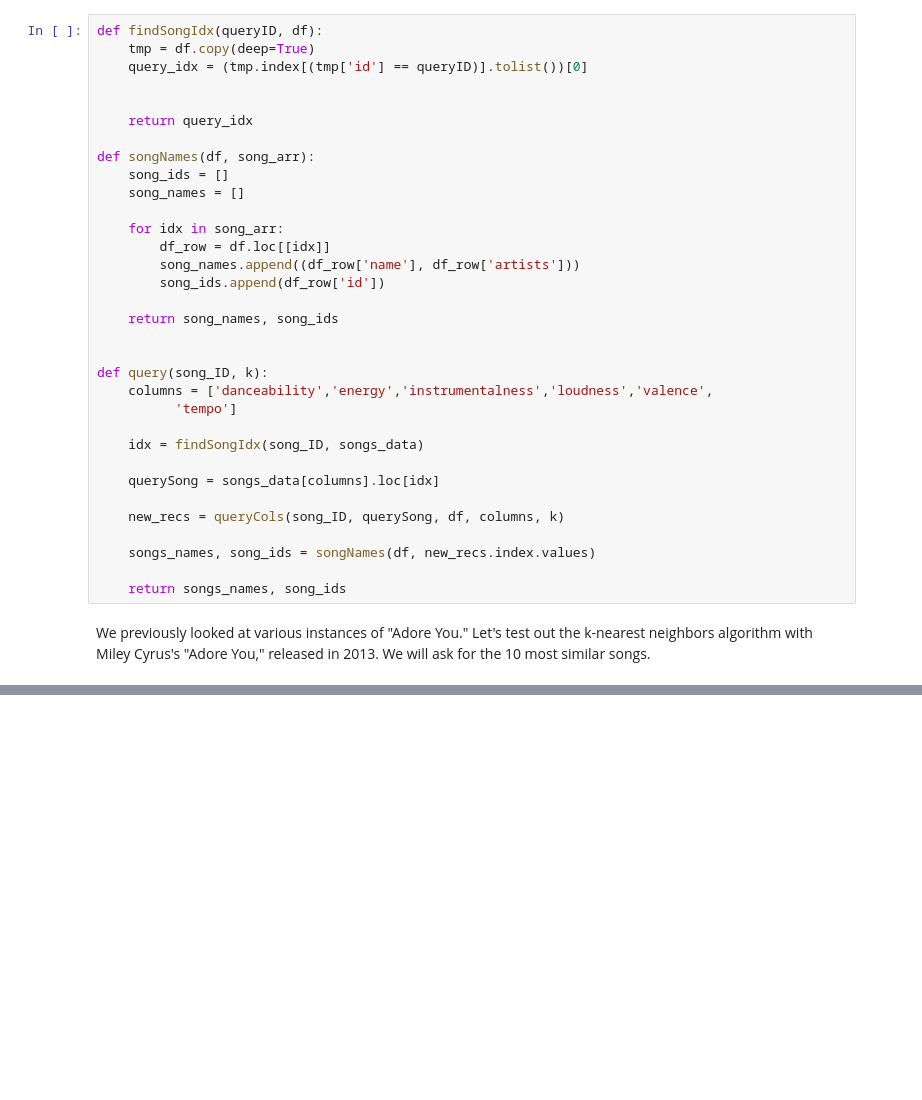
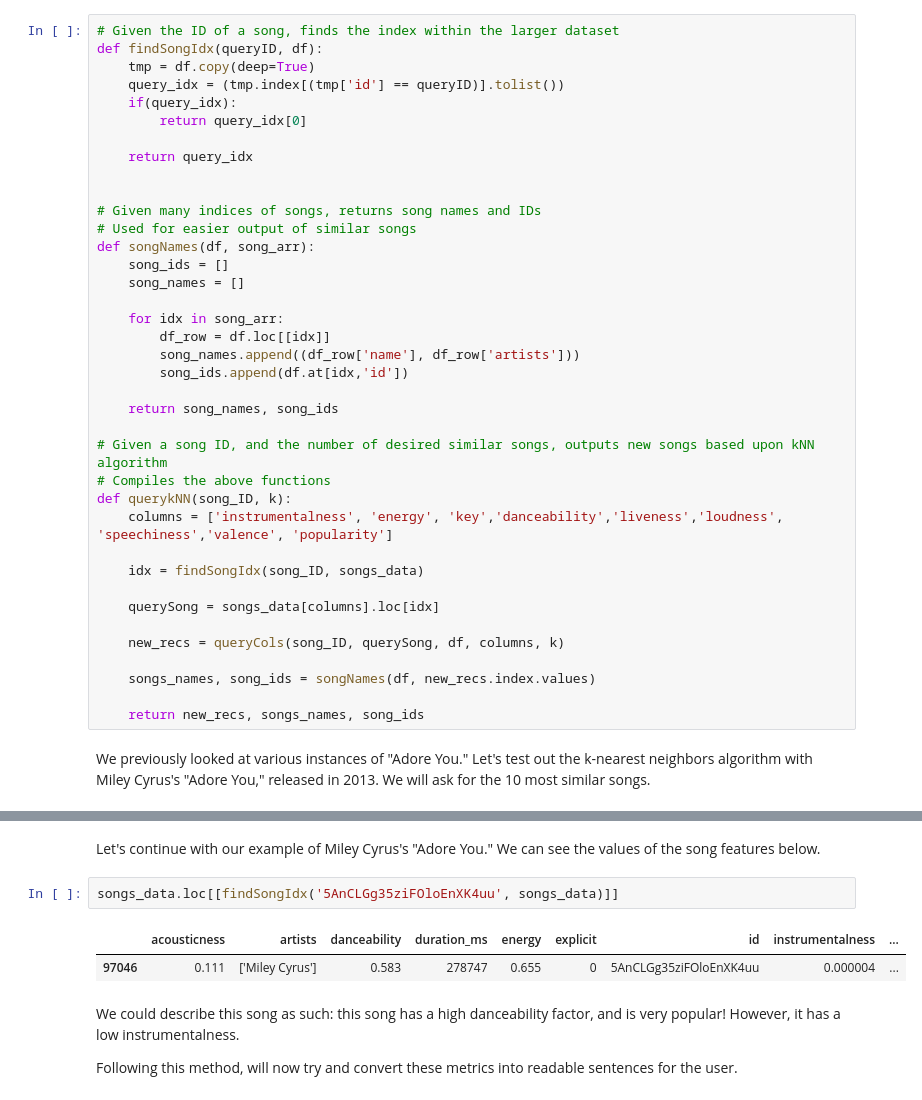
Before and after one commit to apalmm/contemporary-songs, a Jupyter notebook: recommendation_models.ipynb, the cells around one changed output, grey strips where cells are left out. Cells and saved outputs as stored; diff of their text form; blank space fills up the shorter version.

```diff
--- a/recommendation_models.ipynb
+++ b/recommendation_models.ipynb
@@ -249,13 +252,18 @@ def queryCols(queryID, query_idx, songsData, columns, k):
 
     return new_songs.head(k)
 # %%
+# Given the ID of a song, finds the index within the larger dataset
 def findSongIdx(queryID, df):
     tmp = df.copy(deep=True)
-    query_idx = (tmp.index[(tmp['id'] == queryID)].tolist())[0]
-
+    query_idx = (tmp.index[(tmp['id'] == queryID)].tolist())
+    if(query_idx):
+        return query_idx[0]
 
     return query_idx
 
+
+# Given many indices of songs, returns song names and IDs
+# Used for easier output of similar songs
 def songNames(df, song_arr):
     song_ids = []
     song_names = []
@@ -263,14 +271,14 @@ def songNames(df, song_arr):
     for idx in song_arr:
         df_row = df.loc[[idx]]
         song_names.append((df_row['name'], df_row['artists']))
-        song_ids.append(df_row['id'])
+        song_ids.append(df.at[idx,'id'])
 
     return song_names, song_ids
 
-
-def query(song_ID, k):
-    columns = ['danceability','energy','instrumentalness','loudness','valence',
-          'tempo']
+# Given a song ID, and the number of desired similar songs, outputs new songs based upon kNN algorithm
+# Compiles the above functions
+def querykNN(song_ID, k):
+    columns = ['instrumentalness', 'energy', 'key','danceability','liveness','loudness', 'speechiness','valence', 'popularity']
 
     idx = findSongIdx(song_ID, songs_data)
 
@@ -280,7 +288,7 @@ def query(song_ID, k):
 
     songs_names, song_ids = songNames(df, new_recs.index.values)
 
-    return songs_names, song_ids
+    return new_recs, songs_names, song_ids
 # %% [markdown]
 We previously looked at various instances of "Adore You." Let's test out the k-nearest neighbors algorithm with Miley Cyrus's "Adore You," released in 2013. We will ask for the 10 most similar songs.
 # %%
@@ -354,0 +419,11 @@ Name: artists, dtype: object)]
+# %% [markdown]
+Let's continue with our example of Miley Cyrus's "Adore You." We can see the values of the song features below.
+# %%
+songs_data.loc[[findSongIdx('5AnCLGg35ziFOloEnXK4uu', songs_data)]]
+# %% [output]
+|  | acousticness | artists | danceability | duration_ms | energy | explicit | id | instrumentalness | ... |
+| 97046 | 0.111 | ['Miley Cyrus'] | 0.583 | 278747 | 0.655 | 0 | 5AnCLGg35ziFOloEnXK4uu | 0.000004 | ... |
+# %% [markdown]
+We could describe this song as such: this song has a high danceability factor, and is very popular! However, it has a low instrumentalness.
+
+Following this method, will now try and convert these metrics into readable sentences for the user.
```
Also changed, not shown: parts of 23 cells of this notebook.
